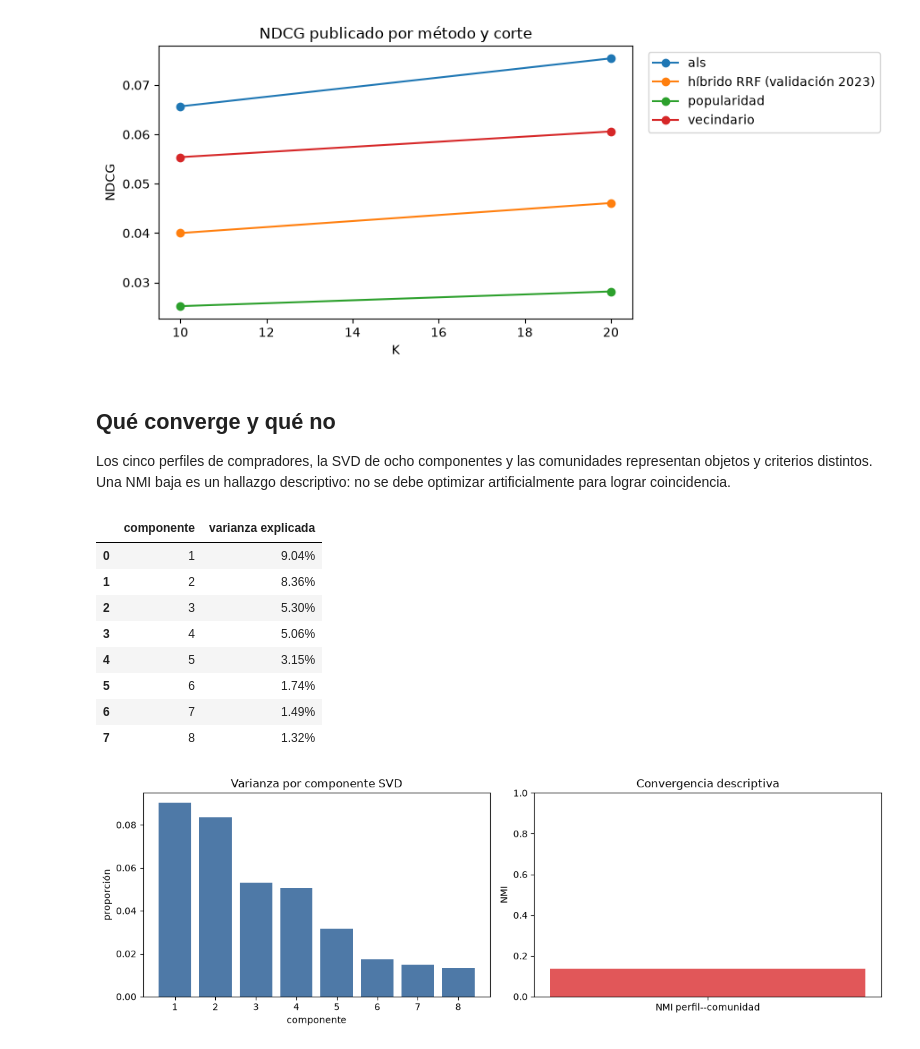
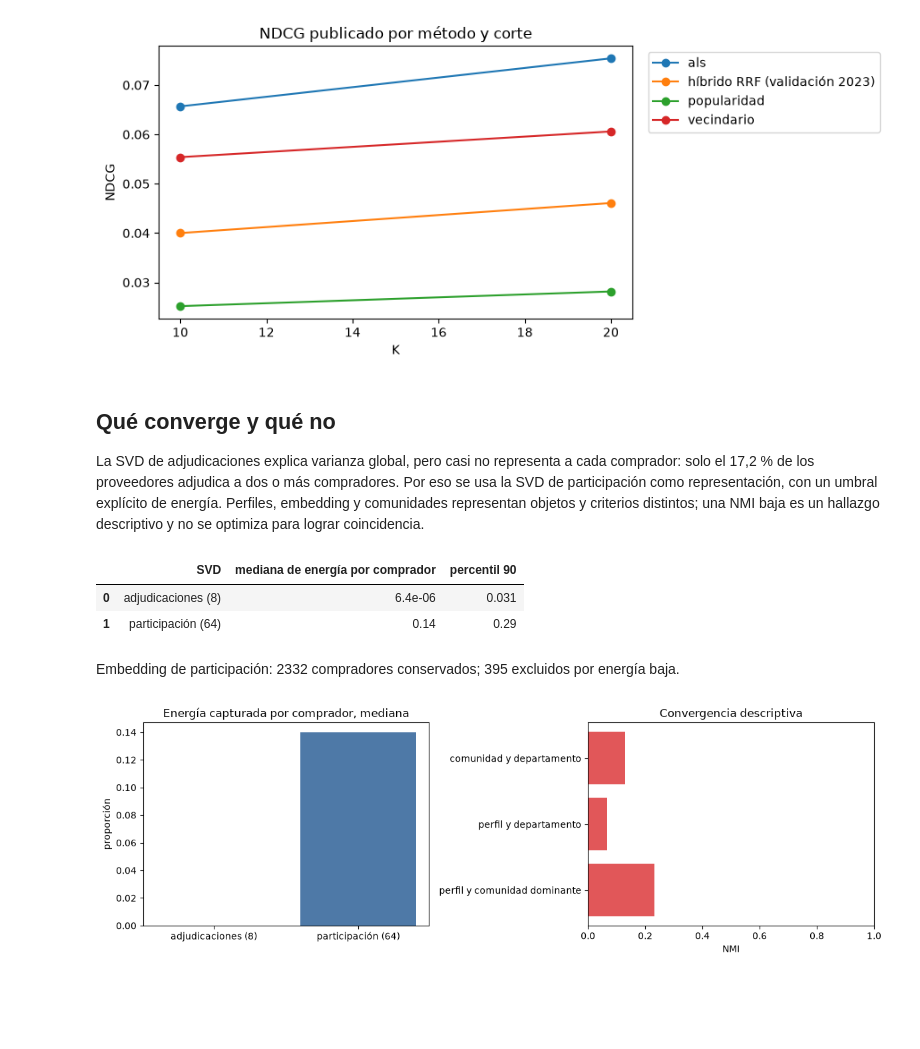
Before and after one commit to ronaldoFlores3552/ProyectoIntegracion2, a Jupyter notebook: notebooks/09_sintesis_entrega_y_reporte.ipynb, the cells around one changed output. Cells and saved outputs as stored; diff of their text form; code cells hidden in the pictures; blank space fills up the shorter version.

```diff
--- a/notebooks/09_sintesis_entrega_y_reporte.ipynb
+++ b/notebooks/09_sintesis_entrega_y_reporte.ipynb
@@ -108,30 +146,32 @@ plt.tight_layout()
 # %% [markdown]
 ## Qué converge y qué no
 
-Los cinco perfiles de compradores, la SVD de ocho componentes y las comunidades representan objetos y criterios distintos. Una NMI baja es un hallazgo descriptivo: no se debe optimizar artificialmente para lograr coincidencia.
+La SVD de adjudicaciones explica varianza global, pero casi no representa a cada comprador: solo el 17,2 % de los proveedores adjudica a dos o más compradores. Por eso se usa la SVD de participación como representación, con un umbral explícito de energía. Perfiles, embedding y comunidades representan objetos y criterios distintos; una NMI baja es un hallazgo descriptivo y no se optimiza para lograr coincidencia.
 # %%
-variance = pd.DataFrame({
-    'componente': range(1, len(svd['explained_variance_ratio']) + 1),
-    'varianza explicada': svd['explained_variance_ratio'],
+energy = pd.DataFrame({
+    'SVD': ['adjudicaciones (8)', 'participación (64)'],
+    'mediana de energía por comprador': [svd['captured_energy_quantiles']['0.5'], svd_participation['captured_energy_quantiles']['0.5']],
+    'percentil 90': [svd['captured_energy_quantiles']['0.9'], svd_participation['captured_energy_quantiles']['0.9']],
 })
+agreement = pd.DataFrame([
+    {'par': 'perfil y comunidad dominante', 'NMI': convergence['nmi_profile_cluster_dominant_community']},
+    {'par': 'perfil y departamento', 'NMI': convergence['nmi_profile_cluster_department']},
+    {'par': 'comunidad y departamento', 'NMI': convergence['nmi_dominant_community_department']},
+])
 fig, axes = plt.subplots(1, 2, figsize=(12, 4))
-axes[0].bar(variance.componente, variance['varianza explicada'], color='#4e79a7')
-axes[0].set(title='Varianza por componente SVD', xlabel='componente', ylabel='proporción')
-axes[1].bar(['NMI perfil--comunidad'], [convergence['nmi_profile_cluster_dominant_community']], color='#e15759')
-axes[1].set(title='Convergencia descriptiva', ylim=(0, 1), ylabel='NMI')
+axes[0].bar(energy.SVD, energy['mediana de energía por comprador'], color='#4e79a7')
+axes[0].set(title='Energía capturada por comprador, mediana', ylabel='proporción')
+axes[1].barh(agreement.par, agreement.NMI, color='#e15759')
+axes[1].set(title='Convergencia descriptiva', xlim=(0, 1), xlabel='NMI')
 plt.tight_layout()
-display(variance.style.format({'varianza explicada': '{:.2%}'}))
+display(energy.style.format({'mediana de energía por comprador': '{:.2g}', 'percentil 90': '{:.2g}'}))
+display(Markdown(f"Embedding de participación: {embedding['buyers']} compradores conservados; {embedding['excluded_low_energy']} excluidos por energía baja."))
 # %% [output]
-|  | componente | varianza explicada |
-| 0 | 1 | 9.04% |
-| 1 | 2 | 8.36% |
-| 2 | 3 | 5.30% |
-| 3 | 4 | 5.06% |
-| 4 | 5 | 3.15% |
-| 5 | 6 | 1.74% |
-| 6 | 7 | 1.49% |
-| 7 | 8 | 1.32% |
+|  | SVD | mediana de energía por comprador | percentil 90 |
+| 0 | adjudicaciones (8) | 6.4e-06 | 0.031 |
+| 1 | participación (64) | 0.14 | 0.29 |
+Embedding de participación: 2332 compradores conservados; 395 excluidos por energía baja.
-[figure, old version]
+[figure, new version]
 # %% [markdown]
 ## Mensajes para el informe y la sustentación
 
```
Also changed, not shown: parts of 5 cells of this notebook, 6 other files.
